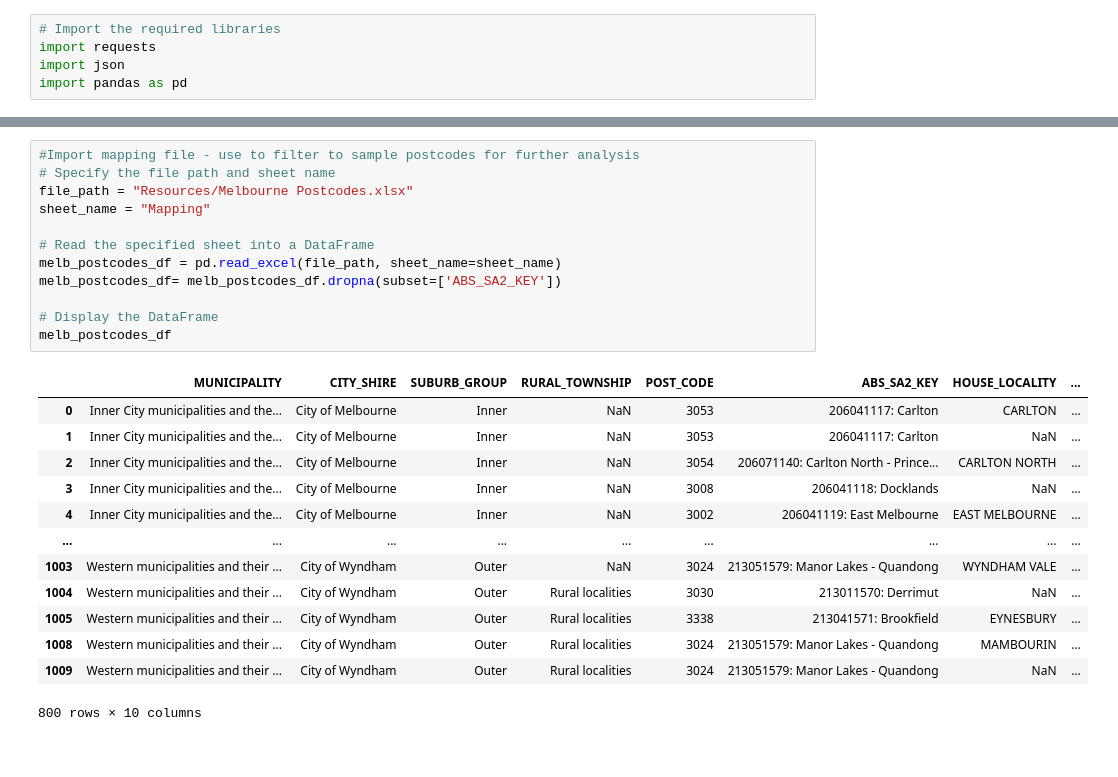
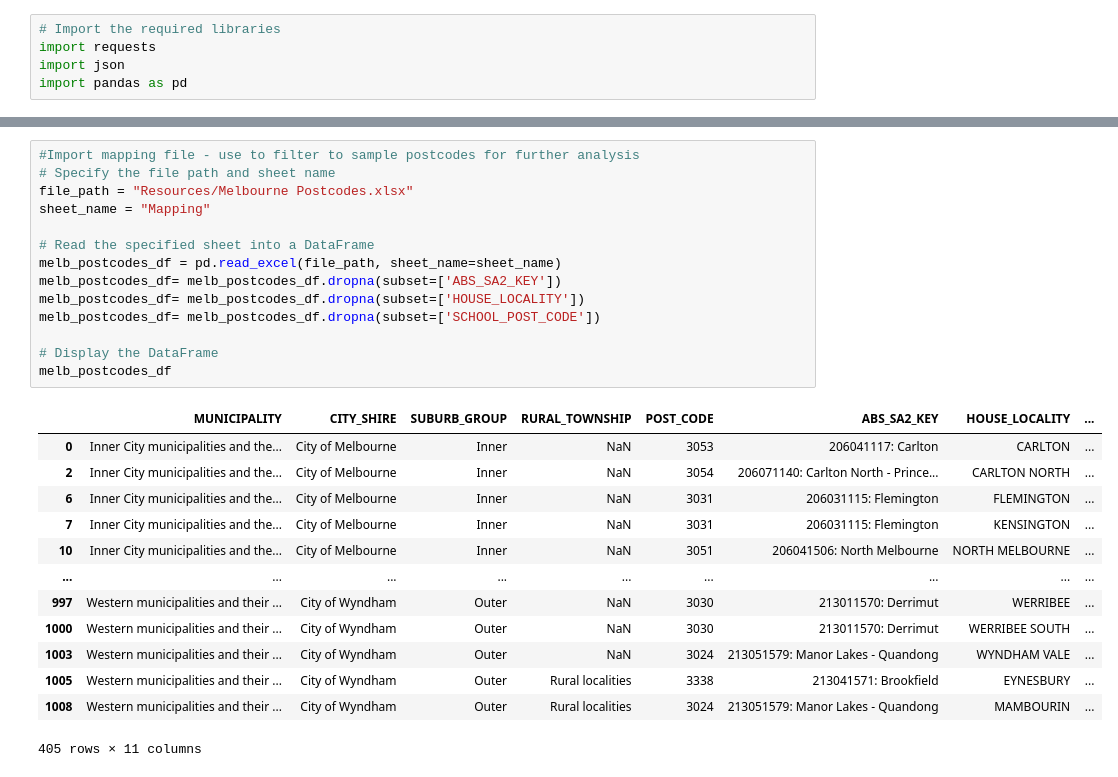
Before and after one commit to Kakhai1/bootcamp_project, a Jupyter notebook: Cleaned_School_Data_KT.ipynb, the cells around one changed output, grey strips where cells are left out. Cells and saved outputs as stored; diff of their text form.

```diff
--- a/Cleaned_School_Data_KT.ipynb
+++ b/Cleaned_School_Data_KT.ipynb
@@ -46,29 +49,31 @@ schools_df
 # %%
 #Import mapping file - use to filter to sample postcodes for further analysis
 # Specify the file path and sheet name
 file_path = "Resources/Melbourne Postcodes.xlsx"
 sheet_name = "Mapping"
 
 # Read the specified sheet into a DataFrame
 melb_postcodes_df = pd.read_excel(file_path, sheet_name=sheet_name)
 melb_postcodes_df= melb_postcodes_df.dropna(subset=['ABS_SA2_KEY'])
+melb_postcodes_df= melb_postcodes_df.dropna(subset=['HOUSE_LOCALITY'])
+melb_postcodes_df= melb_postcodes_df.dropna(subset=['SCHOOL_POST_CODE'])
 
 # Display the DataFrame
 melb_postcodes_df
 # %% [output]
 |  | MUNICIPALITY | CITY_SHIRE | SUBURB_GROUP | RURAL_TOWNSHIP | POST_CODE | ABS_SA2_KEY | HOUSE_LOCALITY | ... |
 | 0 | Inner City municipalities and the... | City of Melbourne | Inner | NaN | 3053 | 206041117: Carlton | CARLTON | ... |
-| 1 | Inner City municipalities and the... | City of Melbourne | Inner | NaN | 3053 | 206041117: Carlton | NaN | ... |
 | 2 | Inner City municipalities and the... | City of Melbourne | Inner | NaN | 3054 | 206071140: Carlton North - Prince... | CARLTON NORTH | ... |
-| 3 | Inner City municipalities and the... | City of Melbourne | Inner | NaN | 3008 | 206041118: Docklands | NaN | ... |
-| 4 | Inner City municipalities and the... | City of Melbourne | Inner | NaN | 3002 | 206041119: East Melbourne | EAST MELBOURNE | ... |
+| 6 | Inner City municipalities and the... | City of Melbourne | Inner | NaN | 3031 | 206031115: Flemington | FLEMINGTON | ... |
+| 7 | Inner City municipalities and the... | City of Melbourne | Inner | NaN | 3031 | 206031115: Flemington | KENSINGTON | ... |
+| 10 | Inner City municipalities and the... | City of Melbourne | Inner | NaN | 3051 | 206041506: North Melbourne | NORTH MELBOURNE | ... |
 | ... | ... | ... | ... | ... | ... | ... | ... | ... |
+| 997 | Western municipalities and their ... | City of Wyndham | Outer | NaN | 3030 | 213011570: Derrimut | WERRIBEE | ... |
+| 1000 | Western municipalities and their ... | City of Wyndham | Outer | NaN | 3030 | 213011570: Derrimut | WERRIBEE SOUTH | ... |
 | 1003 | Western municipalities and their ... | City of Wyndham | Outer | NaN | 3024 | 213051579: Manor Lakes - Quandong | WYNDHAM VALE | ... |
-| 1004 | Western municipalities and their ... | City of Wyndham | Outer | Rural localities | 3030 | 213011570: Derrimut | NaN | ... |
 | 1005 | Western municipalities and their ... | City of Wyndham | Outer | Rural localities | 3338 | 213041571: Brookfield | EYNESBURY | ... |
 | 1008 | Western municipalities and their ... | City of Wyndham | Outer | Rural localities | 3024 | 213051579: Manor Lakes - Quandong | MAMBOURIN | ... |
-| 1009 | Western municipalities and their ... | City of Wyndham | Outer | Rural localities | 3024 | 213051579: Manor Lakes - Quandong | NaN | ... |
-800 rows × 10 columns
+405 rows × 11 columns
 # %%
 # Concatenate SUBURB_NAME values for each POST_CODE
 postcode_suburbs_df = melb_postcodes_df.groupby('POST_CODE')['SUBURB_NAME'].agg(lambda x: ', '.join(x)).reset_index()
```
Also changed, not shown: parts of 9 cells of this notebook, 4 other files.
